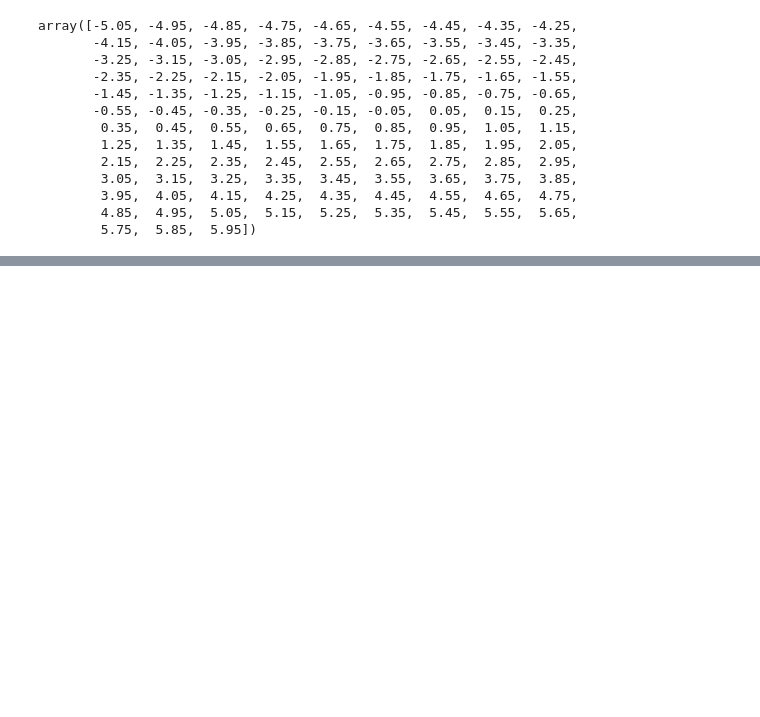
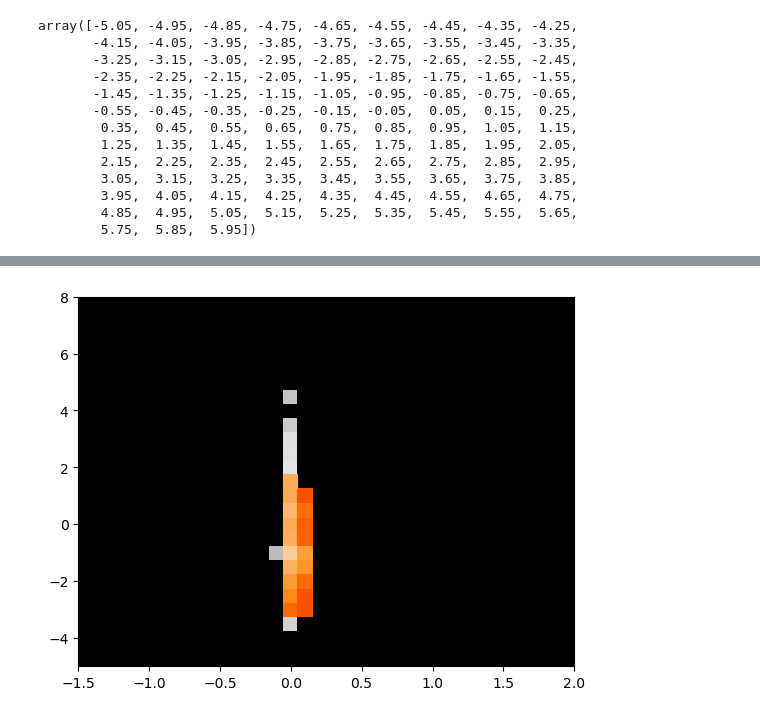
Before and after one commit to mnilsson8/Cube, a Jupyter notebook: Cube/PlottingDataCubeSlice_test.ipynb, the cells around one changed output, grey strips where cells are left out. Drawn from its saved outputs; the diff is of its cells as text; code cells hidden in the pictures; blank space fills up the shorter version.

```diff
--- a/Cube/PlottingDataCubeSlice_test.ipynb
+++ b/Cube/PlottingDataCubeSlice_test.ipynb
@@ -241,0 +287,16 @@ plt.ylim([-5, 8])
+# %%
+def PlotSliceWithTwoHists(HashTable1, InfoDict1, HashTable2, InfoDict2, Band1, Band2, dT1, dT2, ax = None):
+    cut_gist_heat = ListedColormap(plt.colormaps["gist_heat"](np.linspace(0, 0.9, 256)))
+
+    if ax == None:
+        fig, ax = plt.subplots(1,1)
+    Map1 = Enquiry(HashTable1, InfoDict1, Band1, Band2, dT1, dT2) * 10000000
+    Map2 = Enquiry(HashTable2, InfoDict2, Band1, Band2, dT1, dT2) * 10000000
+
+    ax.pcolor(InfoDict['BinMag'], InfoDict['BinColor'], np.transpose(Map1)+1,
+                       norm=LogNorm(1, vmax=Map1.max()+1), cmap='gist_gray')
+    ax.pcolor(InfoDict2['BinMag'], InfoDict2['BinColor'], np.transpose(Map2),
+                       norm=LogNorm(1, vmax=Map2.max()-1), cmap=cut_gist_heat)
+
+    ax.set_xlim([-1.5, 2])
+    ax.set_ylim([-5, 8])
@@ -241,0 +327,4 @@ plt.ylim([-5, 8])
+# %%
+PlotSliceWithTwoHists(HashTable, InfoDict, HashTable2, InfoDict2, "g","i",60, 60)
+# %% [output]
+[figure, added]
```
Also changed, not shown: parts of 14 cells of this notebook.
